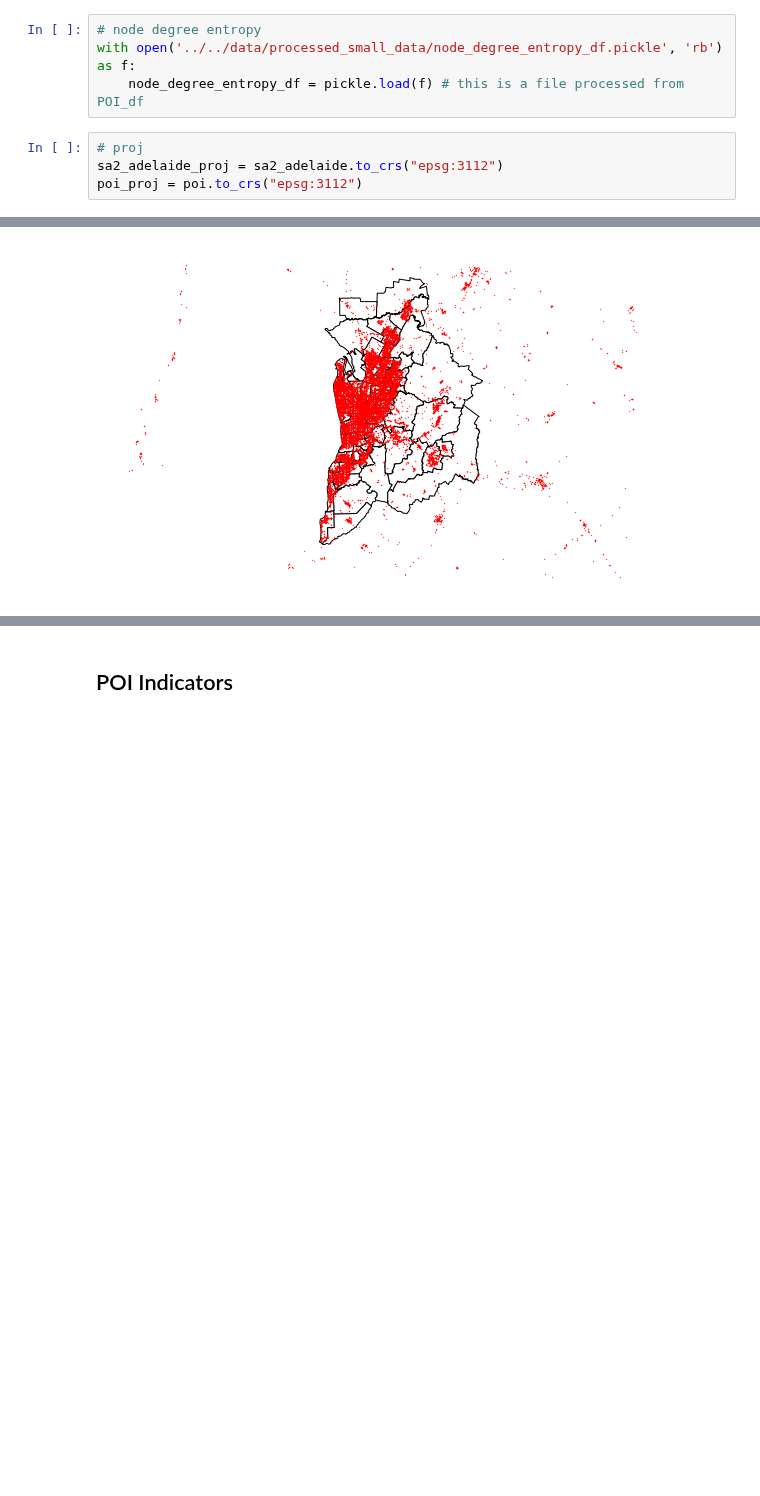
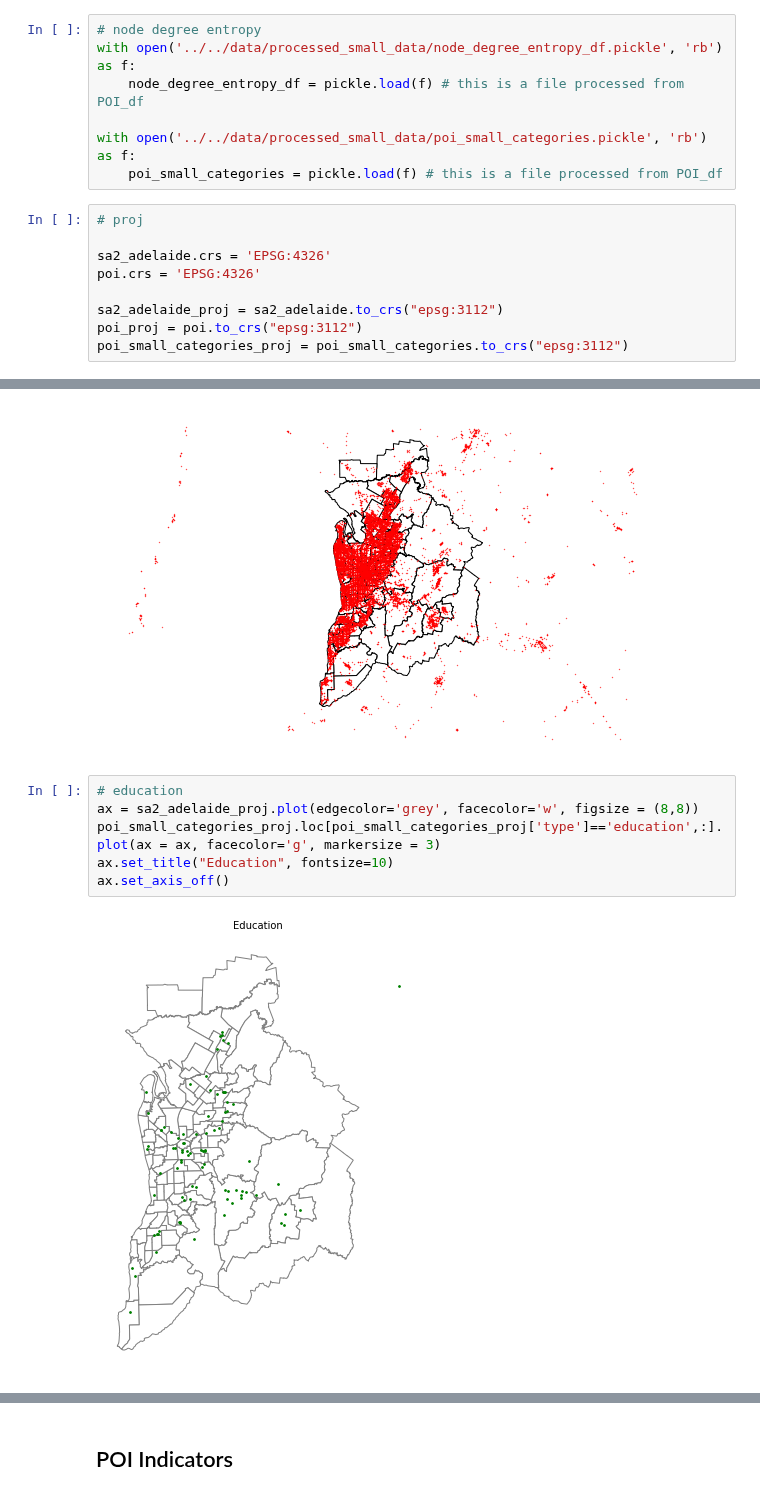
Before and after one commit to cjsyzwsh/South_Australia_Transport_Econ, a Jupyter notebook: notebooks/jason/3.2_POI_Visual.ipynb, the cells around one changed output, grey strips where cells are left out. Saved outputs shown, nothing was run; the diff lists cells and outputs as text; blank space fills up the shorter version.

```diff
--- a/notebooks/jason/3.2_POI_Visual.ipynb
+++ b/notebooks/jason/3.2_POI_Visual.ipynb
@@ -26,10 +26,18 @@ sa2_adelaide = gpd.read_file('../../data/processed_small_data/shapefiles/sa2_ade
 # node degree entropy
 with open('../../data/processed_small_data/node_degree_entropy_df.pickle', 'rb') as f:
     node_degree_entropy_df = pickle.load(f) # this is a file processed from POI_df
+
+with open('../../data/processed_small_data/poi_small_categories.pickle', 'rb') as f:
+    poi_small_categories = pickle.load(f) # this is a file processed from POI_df
 # %%
 # proj
+
+sa2_adelaide.crs = 'EPSG:4326'
+poi.crs = 'EPSG:4326'
+
 sa2_adelaide_proj = sa2_adelaide.to_crs("epsg:3112")
 poi_proj = poi.to_crs("epsg:3112")
+poi_small_categories_proj = poi_small_categories.to_crs("epsg:3112")
 # %%
 node_degree_entropy_df.head()
 # %% [output]
@@ -57,3 +65,11 @@ poi_proj.plot(ax = ax, facecolor='r', markersize = 0.1)
 ax.set_axis_off()
 # %% [output]
 [figure]
+# %%
+# education
+ax = sa2_adelaide_proj.plot(edgecolor='grey', facecolor='w', figsize = (8,8))
+poi_small_categories_proj.loc[poi_small_categories_proj['type']=='education',:].plot(ax = ax, facecolor='g', markersize = 3)
+ax.set_title("Education", fontsize=10)
+ax.set_axis_off()
+# %% [output]
+[figure, added]
```
Also changed, not shown: parts of 4 cells of this notebook, 2 other files.
